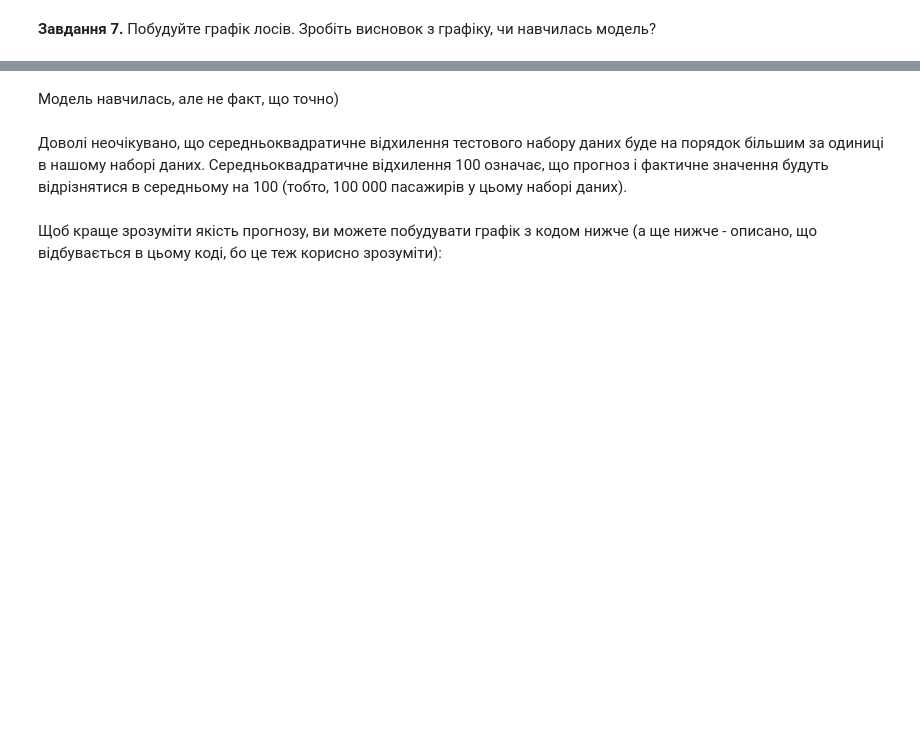
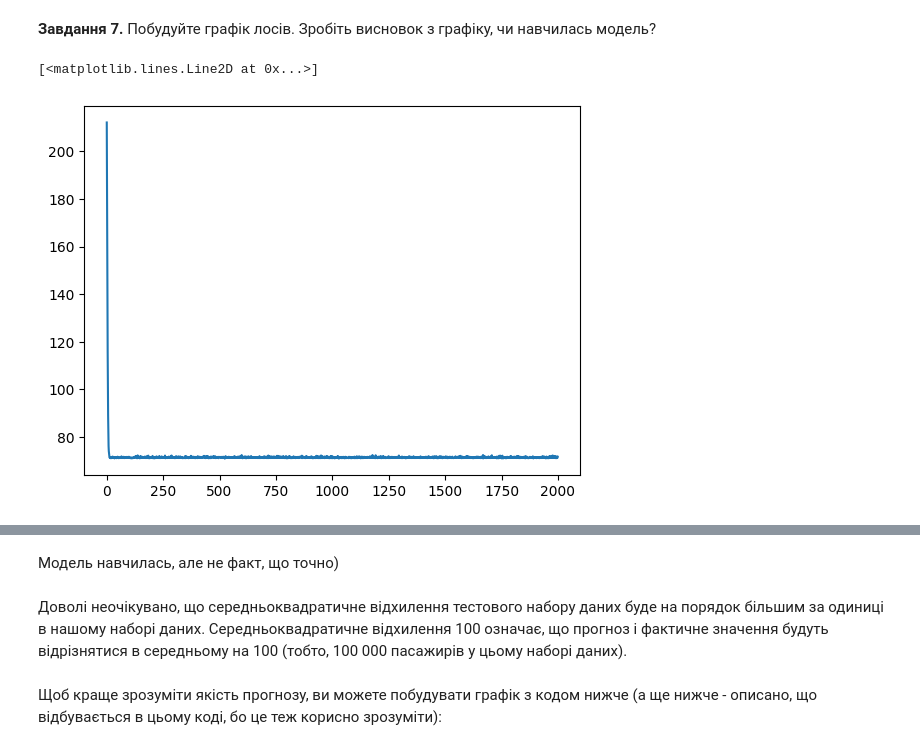
Before and after one commit to Daria-Lytvynenko/ML_course, a Jupyter notebook: LSTM_для_прогнозування_часових_рядів.ipynb, the cells around one changed output, grey strips where cells are left out. Saved outputs shown, nothing was run; the diff lists cells and outputs as text; code cells hidden in the pictures; blank space fills up the shorter version.

```diff
--- a/LSTM_для_прогнозування_часових_рядів.ipynb
+++ b/LSTM_для_прогнозування_часових_рядів.ipynb
@@ -189,3 +193,28 @@ def train(model, optimizer, dataloader):
+# %%
+def validate(model, dataloader):
+  model.eval()
+  losses=0
+  with torch.no_grad():
+    for inputs, targets in dataloader:
+      pred=model(inputs)
+      loss=mse(pred, targets)
+      losses+=loss.item()
+  avg_loss=losses/len(dataloader)
+  return pred, np.sqrt(avg_loss)
+# %%
+def train_model(model, optimizer, epochs, dataloader_train, dataloader_test):
+  losses_tr=[]
+  losses_test=[]
+  for i in range(1, epochs+1):
+    output_tr, loss_tr=train(model, optimizer, dataloader_train)
+    losses_tr.append(loss_tr)
+    output_test, loss_test=validate(model, dataloader_test)
+    losses_test.append(loss_test)
+    if i%100==0:
+      print(f'Epoch {i}: train RMSE {loss_tr}, test RMSE {loss_test}')
+  return losses_tr, losses_test
 # %%
-opt=torch.optim.Adam(airmodel.parameters(), lr=0.01)
+opt=torch.optim.Adam(airmodel.parameters(), lr=0.1)
 epochs=2000
+# %%
+losses_tr, losses_test=train_model(airmodel, opt, 2000, dl_train, dl_test)
@@ -192,2 +242,7 @@ epochs=2000
 # %% [markdown]
 **Завдання 7.** Побудуйте графік лосів. Зробіть висновок з графіку, чи навчилась модель?
+# %%
+plt.plot(losses_tr)
+# %% [output]
+[<matplotlib.lines.Line2D at 0x...>]
+[figure, added]
```
Also changed, not shown: parts of 10 cells of this notebook.
